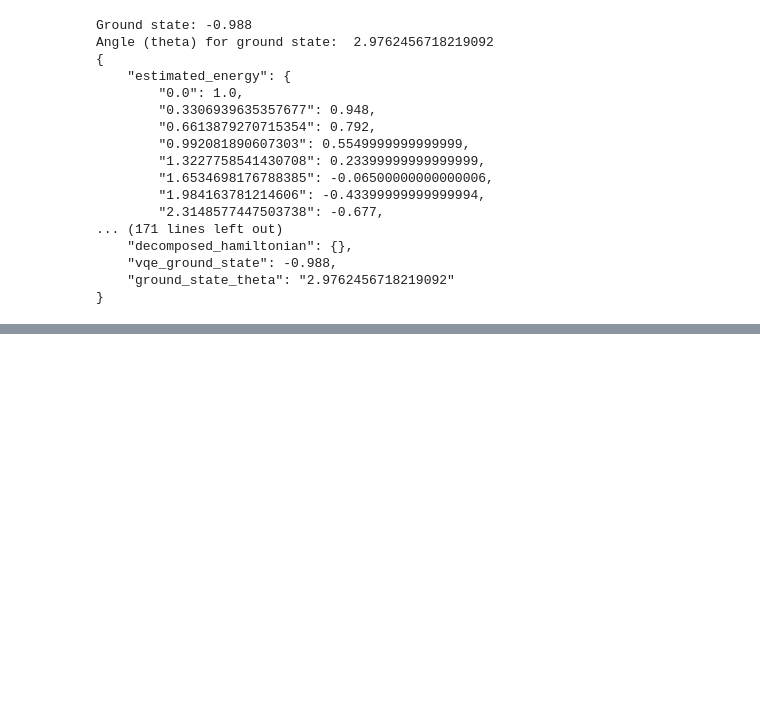
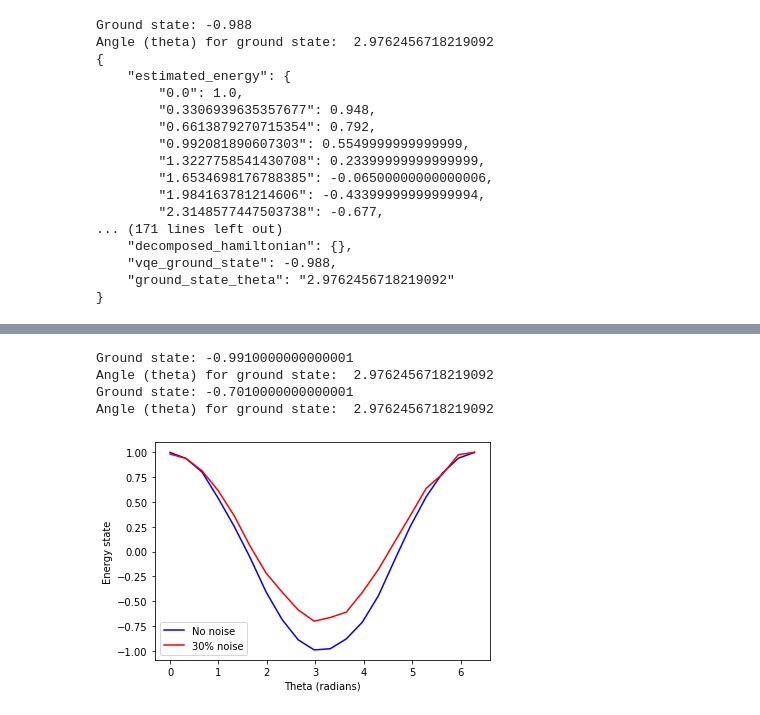
Before and after one commit to pchung39/quantum_variational_eigensolver, a Jupyter notebook: vqe.ipynb, the cells around one changed output, grey strips where cells are left out. Saved outputs shown, nothing was run; the diff lists cells and outputs as text; code cells hidden in the pictures; blank space fills up the shorter version.

```diff
--- a/vqe.ipynb
+++ b/vqe.ipynb
@@ -266,0 +274,37 @@ Smoothness of the curve lends to more efficient optimization
+# %%
+angle_range = np.linspace(0, 2 * np.pi, 20)
+noise_model = NoiseModel()
+error = depolarizing_error(0.3, 1)
+noise_model.add_all_qubit_quantum_error(error, ['h', 'rx'])
+m_list = []
+
+vqe = VQE(angle_range=angle_range)
+vqe.find_ground_state()
+results = vqe.return_vqe_info()
+res = []
+for key, value in results["estimated_energy"].items():
+    res.append(results["estimated_energy"][key])
+
+m_list.append(res)
+
+
+sec_vqe = VQE(angle_range=angle_range, noise=noise_model)
+sec_vqe.find_ground_state()
+sec_results = sec_vqe.return_vqe_info()
+sec_res = []
+for key, value in sec_results["estimated_energy"].items():
+    sec_res.append(sec_results["estimated_energy"][key])
+
+m_list.append(sec_res)
+plt.plot(angle_range, m_list[0], color='blue', label='No noise')
+plt.plot(angle_range, m_list[1], color='red', label="30% noise")
+plt.xlabel('Angle (radians)')
+plt.ylabel('Energy state')
+plt.legend()
+plt.show()
+# %% [output]
+Ground state: -0.9910000000000001
+Angle (theta) for ground state:  2.9762456718219092
+Ground state: -0.7010000000000001
+Angle (theta) for ground state:  2.9762456718219092
+[figure, added]
```
Also changed, not shown: parts of 9 cells of this notebook, 1 other file.
